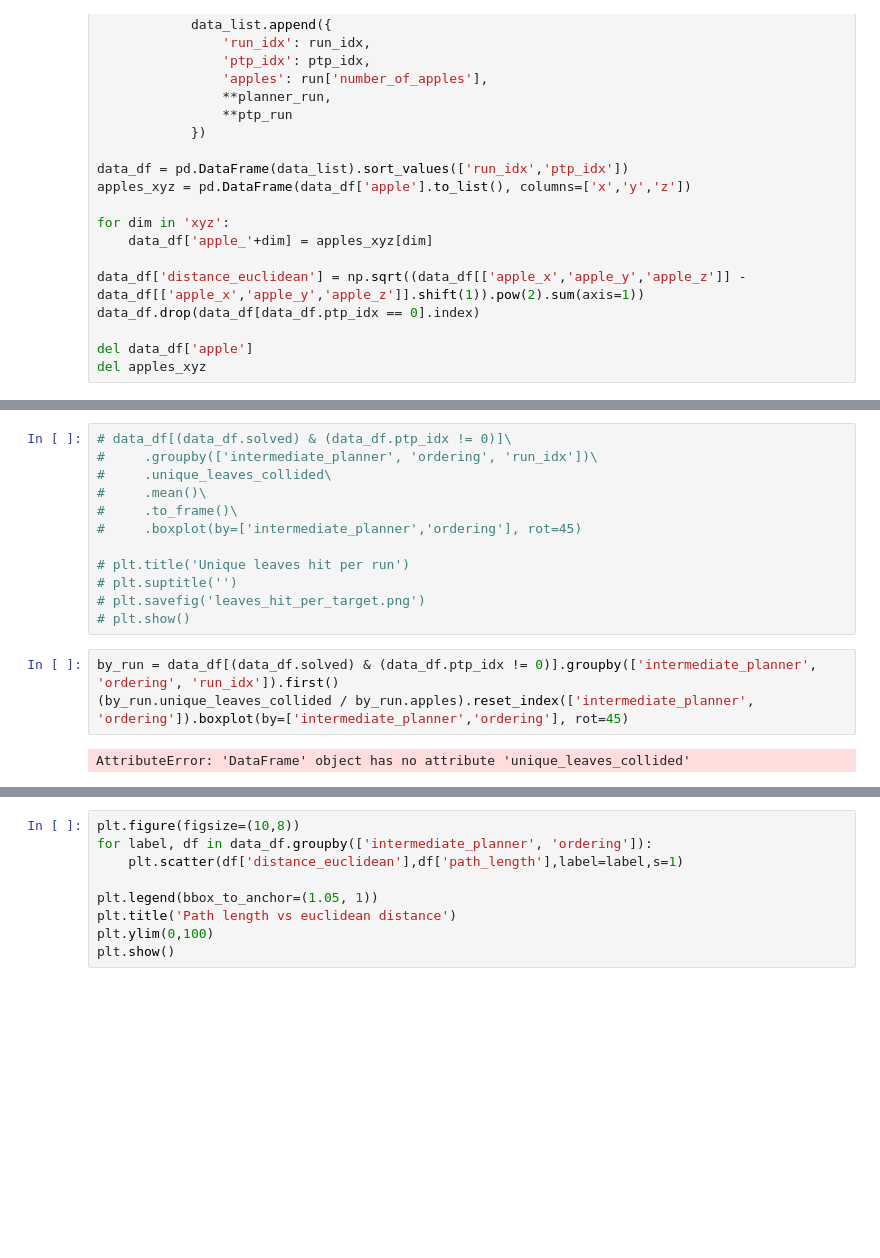
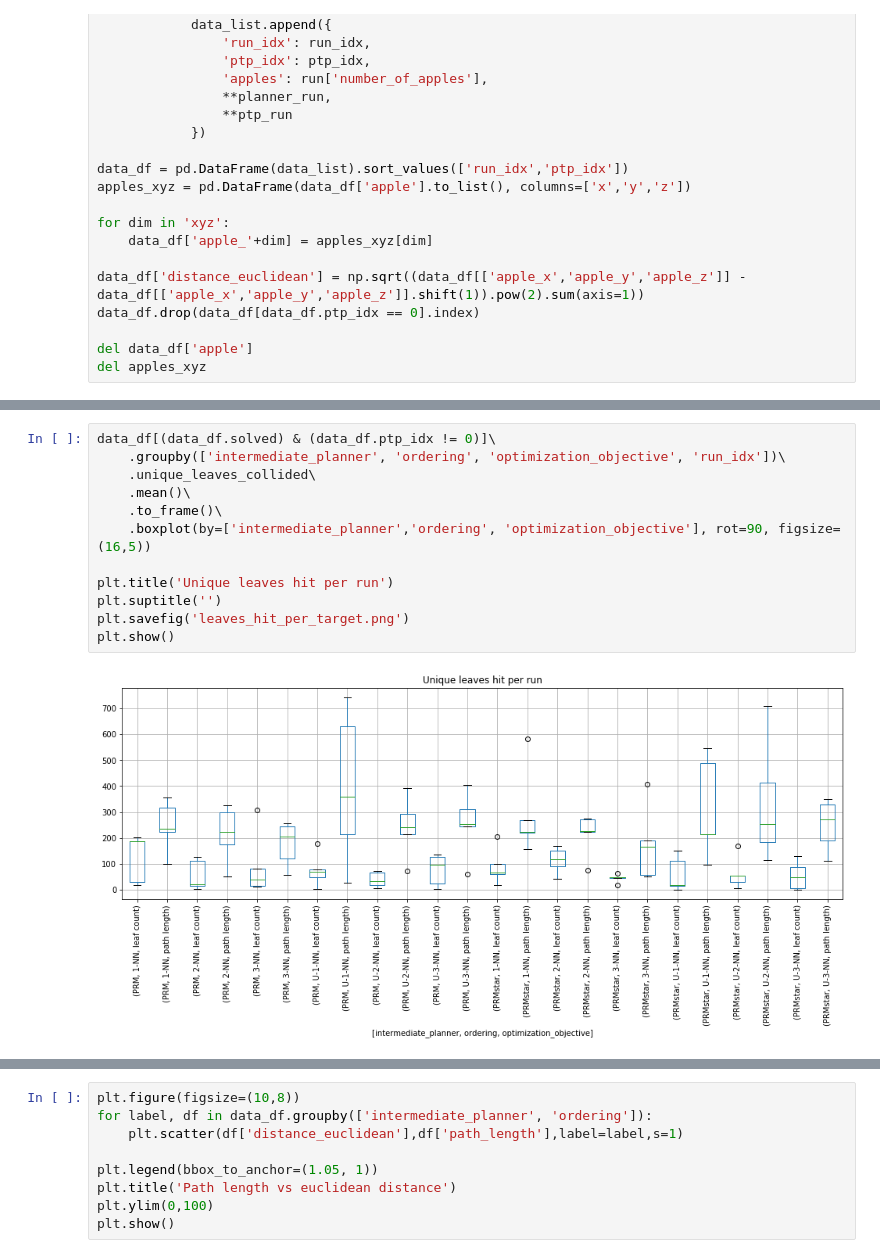
Before and after one commit to werner291/Multigoal-Orchard-Drone-Planning-Library, a Jupyter notebook: analysis/Performance Analysis.ipynb, the cells around one changed output, grey strips where cells are left out. Drawn from its saved outputs; the diff is of its cells as text; blank space fills up the shorter version.

```diff
--- a/analysis/Performance Analysis.ipynb
+++ b/analysis/Performance Analysis.ipynb
@@ -51,20 +51,17 @@ plt.show()
 # %%
-# data_df[(data_df.solved) & (data_df.ptp_idx != 0)]\
-#     .groupby(['intermediate_planner', 'ordering', 'run_idx'])\
-#     .unique_leaves_collided\
-#     .mean()\
-#     .to_frame()\
-#     .boxplot(by=['intermediate_planner','ordering'], rot=45)
+data_df[(data_df.solved) & (data_df.ptp_idx != 0)]\
+    .groupby(['intermediate_planner', 'ordering', 'optimization_objective', 'run_idx'])\
+    .unique_leaves_collided\
+    .mean()\
+    .to_frame()\
+    .boxplot(by=['intermediate_planner','ordering', 'optimization_objective'], rot=90, figsize=(16,5))
 
-# plt.title('Unique leaves hit per run')
-# plt.suptitle('')
-# plt.savefig('leaves_hit_per_target.png')
-# plt.show()
+plt.title('Unique leaves hit per run')
+plt.suptitle('')
+plt.savefig('leaves_hit_per_target.png')
+plt.show()
+# %% [output]
+[figure, added]
-# %%
-by_run = data_df[(data_df.solved) & (data_df.ptp_idx != 0)].groupby(['intermediate_planner', 'ordering', 'run_idx']).first()
-(by_run.unique_leaves_collided / by_run.apples).reset_index(['intermediate_planner', 'ordering']).boxplot(by=['intermediate_planner','ordering'], rot=45)
-# %% [output]
-AttributeError: 'DataFrame' object has no attribute 'unique_leaves_collided'
 # %%
 solved_agg = data_df[(data_df.ptp_idx != 0)].groupby(['intermediate_planner', 'ordering','run_idx']).agg({'solved':'sum','apples':'first'})
 solved_agg = solved_agg.groupby(['intermediate_planner', 'ordering']).sum()
```
Also changed, not shown: parts of 3 cells of this notebook, 3 other files.
